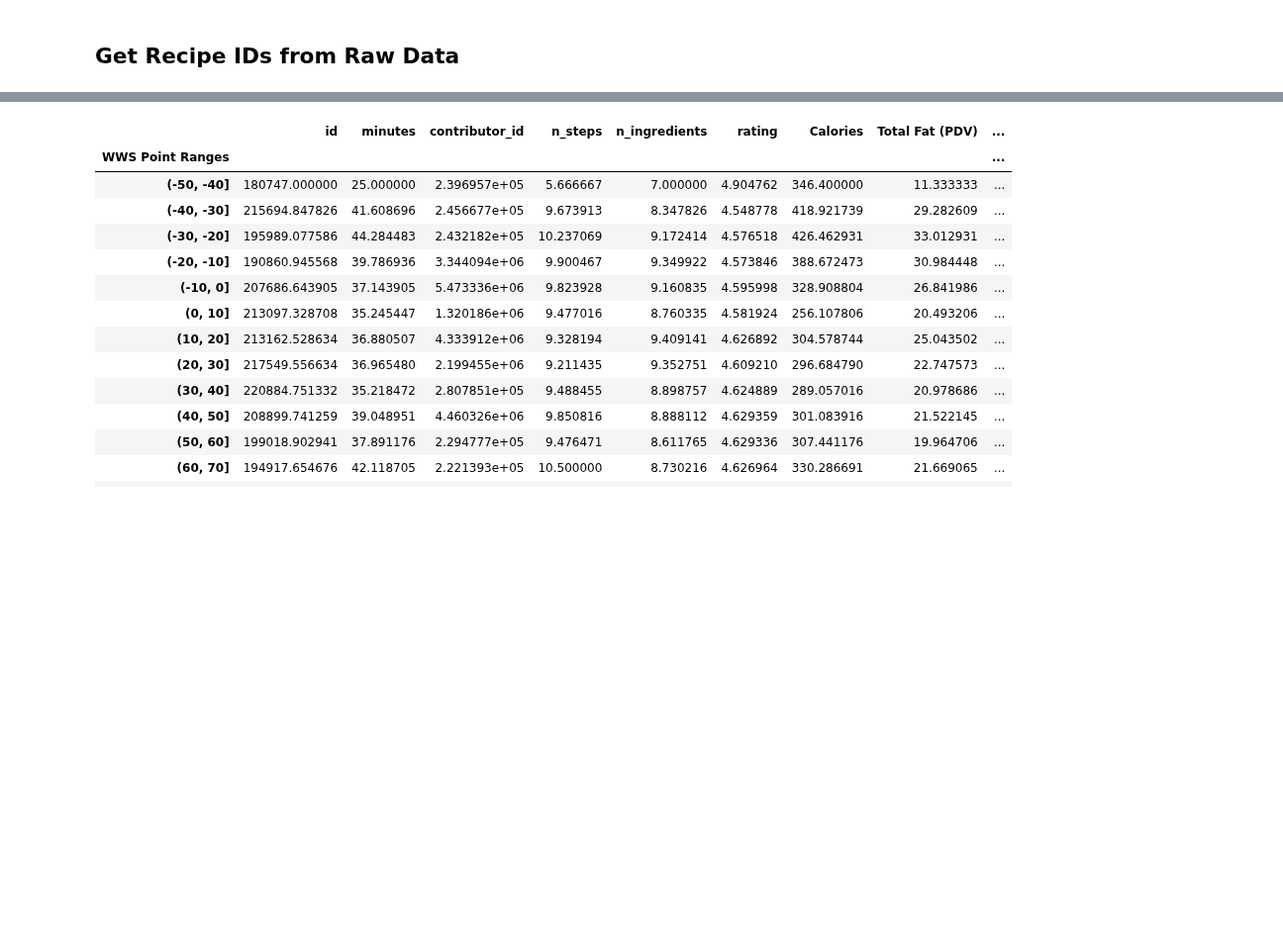
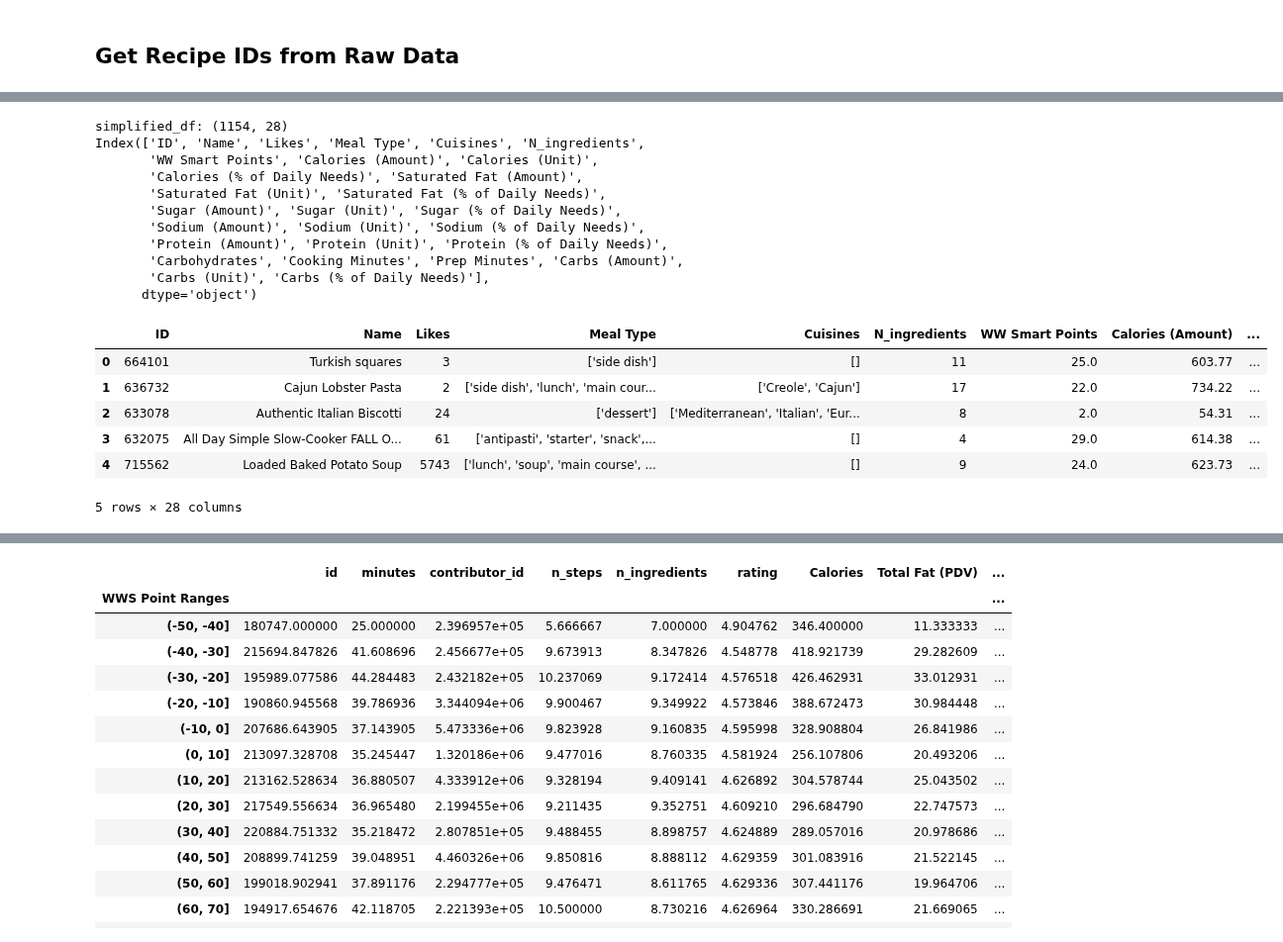
Before and after one commit to alyssahondrade/Project1, a Jupyter notebook: recipes_exploration.ipynb, the cells around one changed output, grey strips where cells are left out. Shown at 99% size. Drawn from its saved outputs; the diff is of its cells as text; code cells hidden in the pictures; blank space fills up the shorter version.

```diff
--- a/recipes_exploration.ipynb
+++ b/recipes_exploration.ipynb
@@ -1611,12 +1610,15 @@ for path in Path('Resources').iterdir():
 
 # Loop over folders without simplified data
 raw_ids = []
+raw_files = []
 for dir in subdir_list[0:2]:
     # Read each file in the directory
     for file in os.scandir(dir):
         # Check if the file is NOT a directory
         if os.path.isfile(file) & (file.name != '.ipynb_checkpoints'):
-            csv_df = pd.read_csv(f'{dir}/{file.name}')
+            filename = f'{dir}/{file.name}'
+            raw_files.append(filename)
+            csv_df = pd.read_csv(filename)
             try:
                 raw_ids.append(csv_df['id'])
             except:
@@ -1632,14 +1634,20 @@ print(f'Unique out of raw data: {len(unique_raw)} of {len(raw_list)}')
 
 # Loop over folders with simplified data
 simple_ids = []
+simple_files = []
 for dir in subdir_list[2:]:
     # Read each file in the directory
     for file in os.scandir(dir):
         # Check if the file is NOT a directory
         if os.path.isfile(file) & (file.name != '.ipynb_checkpoints') & (file.name.split('.')[-1] == 'csv'):
-                csv_df = pd.read_csv(f'{dir}/{file.name}')
+                filename = f'{dir}/{file.name}'
+                simple_files.append(filename)
+                csv_df = pd.read_csv(filename)
                 try:
-                    simple_ids.append(csv_df['id'])
+                    try:
+                        simple_ids.append(csv_df['id'])
+                    except:
+                        simple_ids.append(csv_df['ID'])
                 except:
                     # If no 'id' column, move on to the next csv
                     continue
@@ -1662,0 +1698,35 @@ Total intersection: 115
+# %%
+# Read each simplified data file and create a DataFrame
+df_list = []
+for file in simple_files:
+    one_df = pd.read_csv(file)
+    df_list.append(one_df)
+simplified_df = pd.concat(df_list, ignore_index=True)
+
+# Reduce DataFrame to unique IDs
+unique_IDs = simplified_df['ID'].unique()
+simplified_df = simplified_df.loc[simplified_df['ID'].isin(unique_IDs)]
+
+# Display the DataFrame and shape
+print(f'simplified_df: {simplified_df.shape}')
+print(simplified_df.columns)
+simplified_df.head()
+# %% [output]
+simplified_df: (1154, 28)
+Index(['ID', 'Name', 'Likes', 'Meal Type', 'Cuisines', 'N_ingredients',
+       'WW Smart Points', 'Calories (Amount)', 'Calories (Unit)',
+       'Calories (% of Daily Needs)', 'Saturated Fat (Amount)',
+       'Saturated Fat (Unit)', 'Saturated Fat (% of Daily Needs)',
+       'Sugar (Amount)', 'Sugar (Unit)', 'Sugar (% of Daily Needs)',
+       'Sodium (Amount)', 'Sodium (Unit)', 'Sodium (% of Daily Needs)',
+       'Protein (Amount)', 'Protein (Unit)', 'Protein (% of Daily Needs)',
+       'Carbohydrates', 'Cooking Minutes', 'Prep Minutes', 'Carbs (Amount)',
+       'Carbs (Unit)', 'Carbs (% of Daily Needs)'],
+      dtype='object')
+|  | ID | Name | Likes | Meal Type | Cuisines | N_ingredients | WW Smart Points | Calories (Amount) | ... |
+| 0 | 664101 | Turkish squares | 3 | ['side dish'] | [] | 11 | 25.0 | 603.77 | ... |
+| 1 | 636732 | Cajun Lobster Pasta | 2 | ['side dish', 'lunch', 'main cour... | ['Creole', 'Cajun'] | 17 | 22.0 | 734.22 | ... |
+| 2 | 633078 | Authentic Italian Biscotti | 24 | ['dessert'] | ['Mediterranean', 'Italian', 'Eur... | 8 | 2.0 | 54.31 | ... |
+| 3 | 632075 | All Day Simple Slow-Cooker FALL O... | 61 | ['antipasti', 'starter', 'snack',... | [] | 4 | 29.0 | 614.38 | ... |
+| 4 | 715562 | Loaded Baked Potato Soup | 5743 | ['lunch', 'soup', 'main course', ... | [] | 9 | 24.0 | 623.73 | ... |
+5 rows × 28 columns
```
Also changed, not shown: parts of 8 cells of this notebook, 5 other files.
